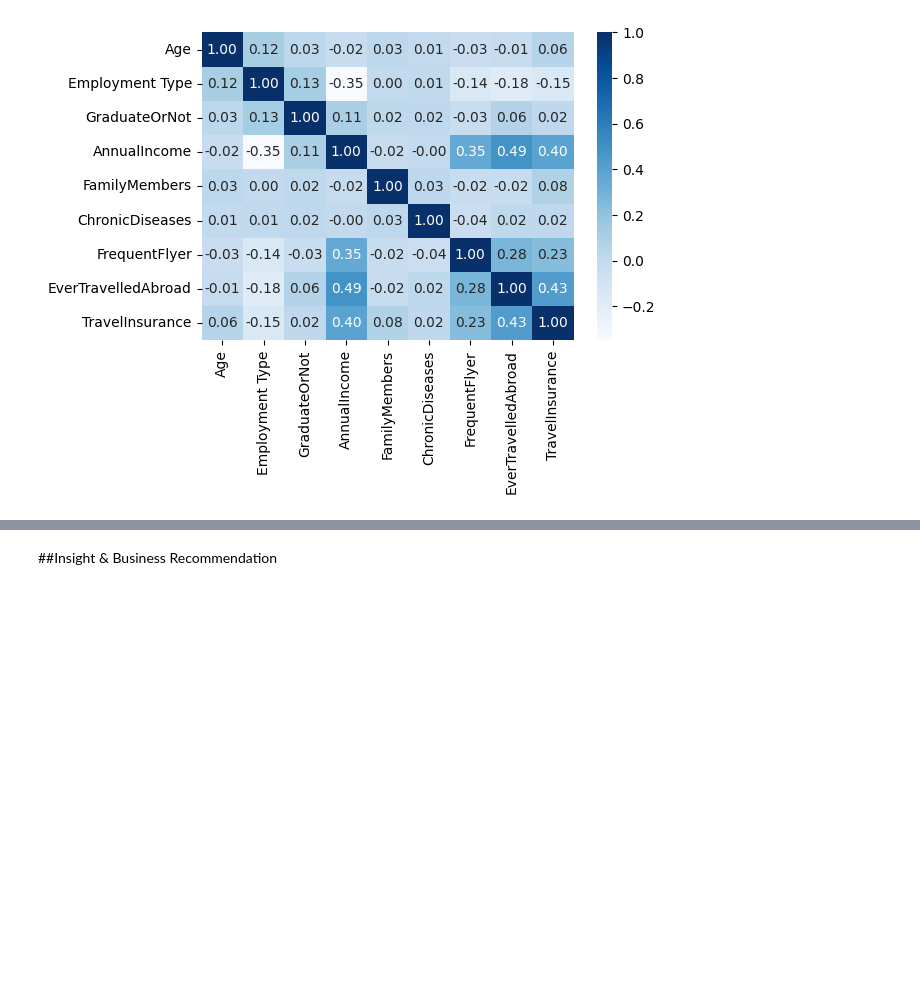
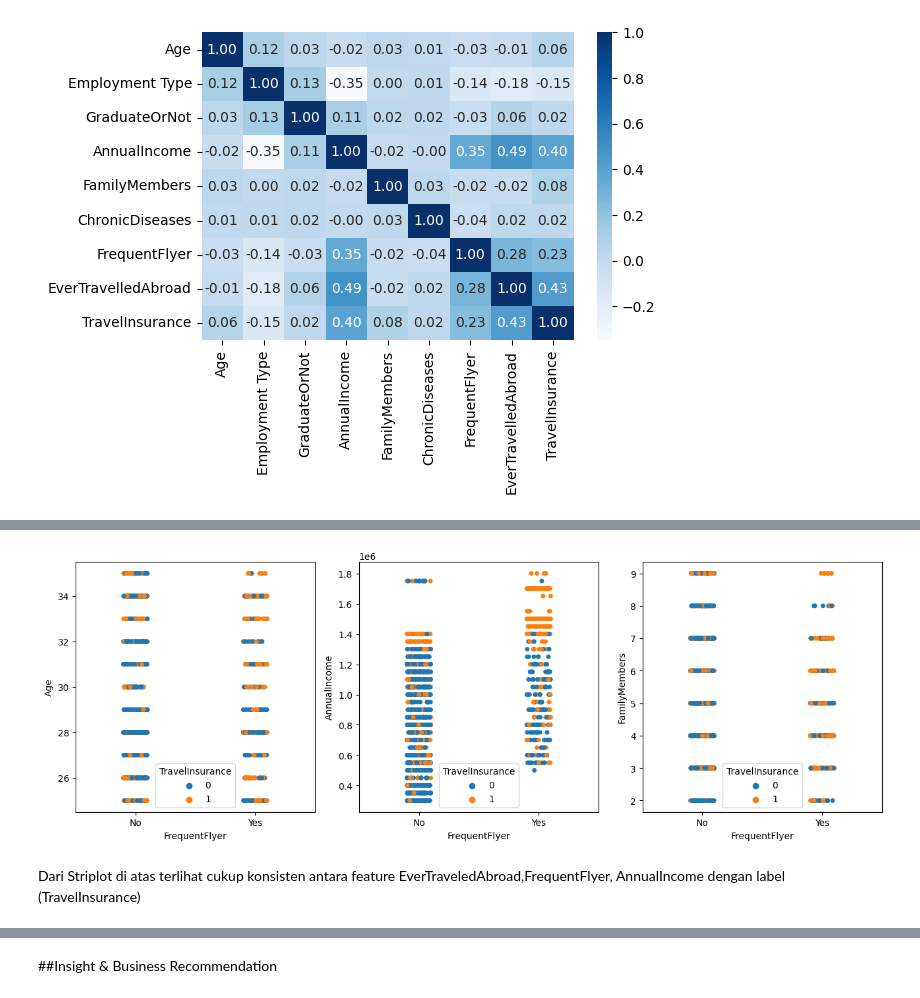
Before and after one commit to DataRoastery/Final_Stage, a Jupyter notebook: Data_Roastery_Source_Code.ipynb, the cells around one changed output, grey strips where cells are left out. Saved outputs shown, nothing was run; the diff lists cells and outputs as text; code cells hidden in the pictures; blank space fills up the shorter version.

```diff
--- a/Data_Roastery_Source_Code.ipynb
+++ b/Data_Roastery_Source_Code.ipynb
@@ -277 +314,11 @@ sns.heatmap(df3.corr(), cmap='Blues', annot=True, fmt='.2f')
+# %%
+fig = plt.figure(figsize=(13, 13))
+for i in range(0, len(plot_num)):
+    ax = fig.add_subplot(3,3, i+1)
+    sns.stripplot(ax=ax, data=df[plot_cat], x='FrequentFlyer', y=plot_num[i], hue='TravelInsurance')
+    plt.tight_layout()
+# %% [output]
+[figure, added]
+# %% [markdown]
+Dari Striplot di atas terlihat cukup konsisten antara feature EverTraveledAbroad,FrequentFlyer, AnnualIncome dengan label (TravelInsurance)
 # %% [markdown]
```
Also changed, not shown: parts of 54 cells of this notebook, 1 other file.
